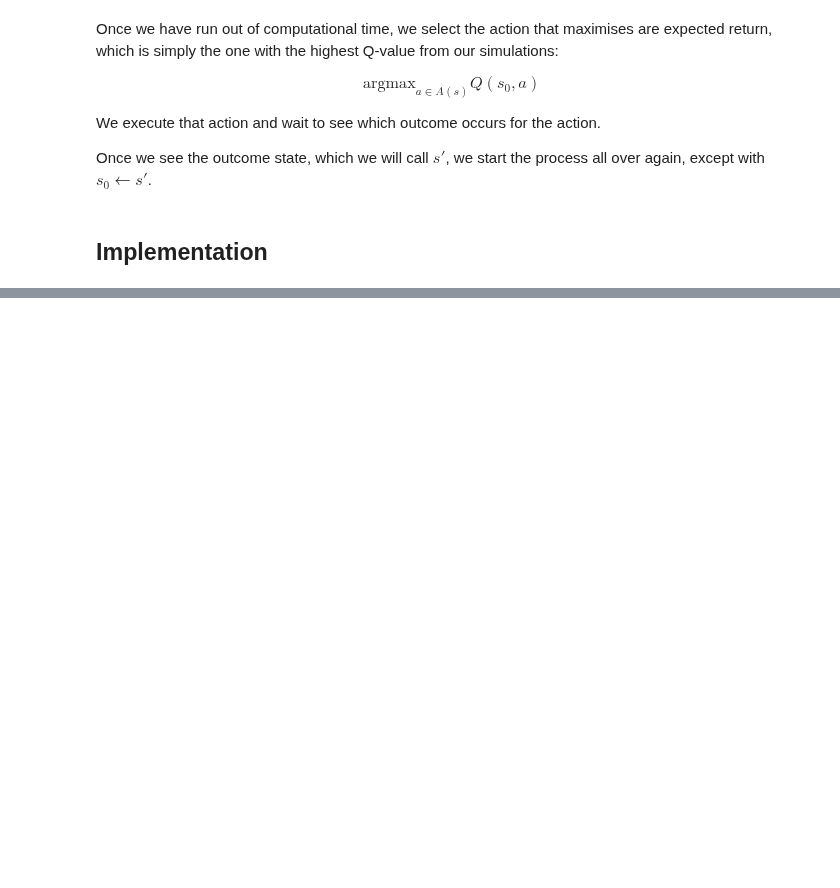
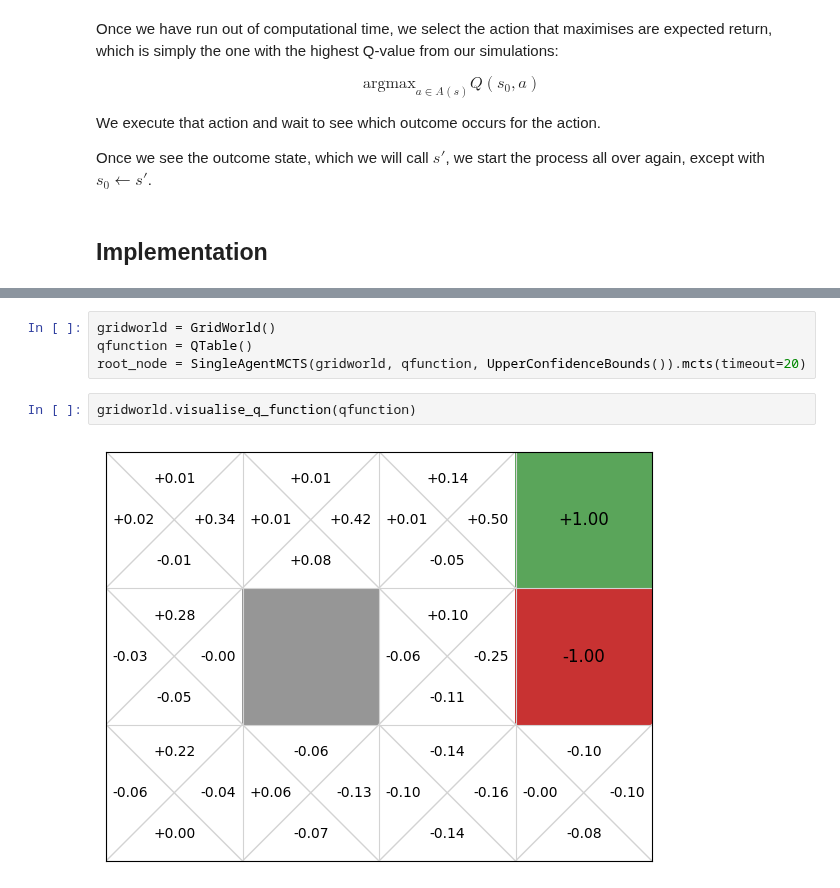
Before and after one commit to yshenbj/rl, a Jupyter notebook: rl_tutorial/mcts.ipynb, the cells around one changed output, grey strips where cells are left out. Drawn from its saved outputs; the diff is of its cells as text; blank space fills up the shorter version.

```diff
--- a/rl_tutorial/mcts.ipynb
+++ b/rl_tutorial/mcts.ipynb
@@ -217,0 +1403,8 @@ class MCTS:
+# %%
+gridworld = GridWorld()
+qfunction = QTable()
+root_node = SingleAgentMCTS(gridworld, qfunction, UpperConfidenceBounds()).mcts(timeout=20)
+# %%
+gridworld.visualise_q_function(qfunction)
+# %% [output]
+[figure, added]
```
Also changed, not shown: parts of 10 cells of this notebook.
